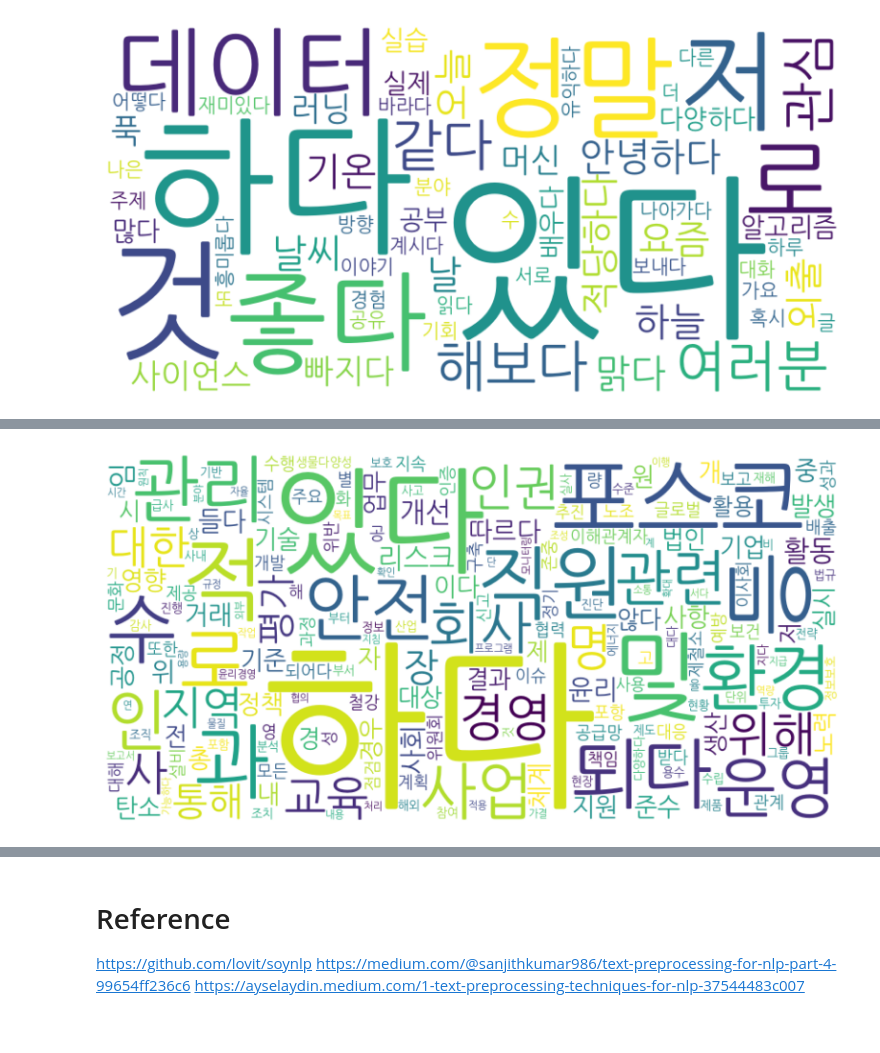
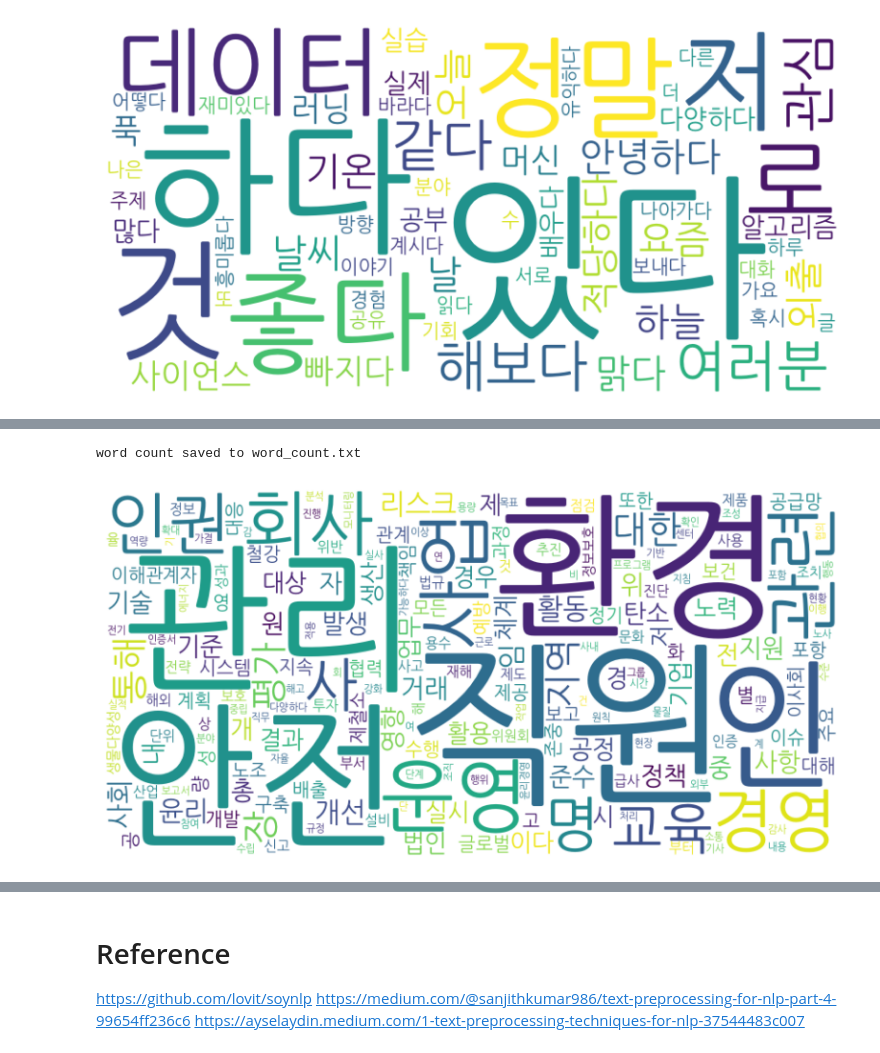
Before and after one commit to eunyhwang/MLforMarketing, a Jupyter notebook: Text_Mining.ipynb, the cells around one changed output, grey strips where cells are left out. Cells and saved outputs as stored; diff of their text form; code cells hidden in the pictures.

```diff
--- a/Text_Mining.ipynb
+++ b/Text_Mining.ipynb
@@ -260,17 +250,15 @@ sample_text_processed
  ('.', 'Punctuation')]
 # %% [markdown]
 필요한 품사만 사용
-# %%
-def stem_tokens(tokens):
-    stemmed_words = []
-    # Use okt.pos() to get the tagged words with their POS
-    #pos_tags = okt.pos(" ".join(tokens), stem=True)  # Get the POS tagging with stemming
-
-    for word, tag in tokens:  # Correctly unpack the tuple
-        if tag in ["Noun", "Verb", "Adjective"]:  # Check if the tag is one of the desired ones
-            stemmed_words.append(word)  # Append the stemmed word to the list
-
-    return stemmed_words
+# %%
+def stem_tokens(tokens):
+    stemmed_words = []
+
+    for word, tag in tokens:
+        if tag in ["Noun", "Adjective"]: #"Verb"
+            stemmed_words.append(word)
+
+    return stemmed_words
 # %%
 sample_text_processed = stem_tokens(sample_text_processed)
 sample_text_processed
@@ -407,0 +370,14 @@ word_counts = Counter(words)
+# %%
+#save preprocessed_words
+with open('preprocessed_words.txt', 'w', encoding='utf-8') as file:
+  for word in words:
+    file.write(word + '\n')
+# %%
+# filtering words appears fewer than 3
+
+filtered_word_counts = {}
+
+for word, count in word_counts.items():
+  #print(count)
+  if count >= 3:
+    filtered_word_counts[word] = count
@@ -407,0 +404,6 @@ word_counts = Counter(words)
+# %%
+with open ('word_count.txt', 'w', encoding= 'utf-8') as file:
+  file.write(str(word_counts))
+  print("word count saved to word_count.txt")
+# %% [output]
+word count saved to word_count.txt
@@ -408,11 +414,11 @@ word_counts = Counter(words)
 # %%
 # 워드 클라우드 생성
-wordcloud = WordCloud(font_path='NanumGothic.otf', width=800, height=400, background_color='white').generate_from_frequencies(word_counts)
+wordcloud = WordCloud(font_path='./NanumGothic.otf', width=800, height=400, background_color='white').generate_from_frequencies(filtered_word_counts)
 
 # 결과 출력
 plt.figure(figsize=(10, 5))
 plt.imshow(wordcloud, interpolation='bilinear')
 plt.axis('off')  # 축 제거
 plt.show()
 # %% [output]
-[figure, old version]
+[figure, new version]
```
Also changed, not shown: parts of 80 cells of this notebook.
